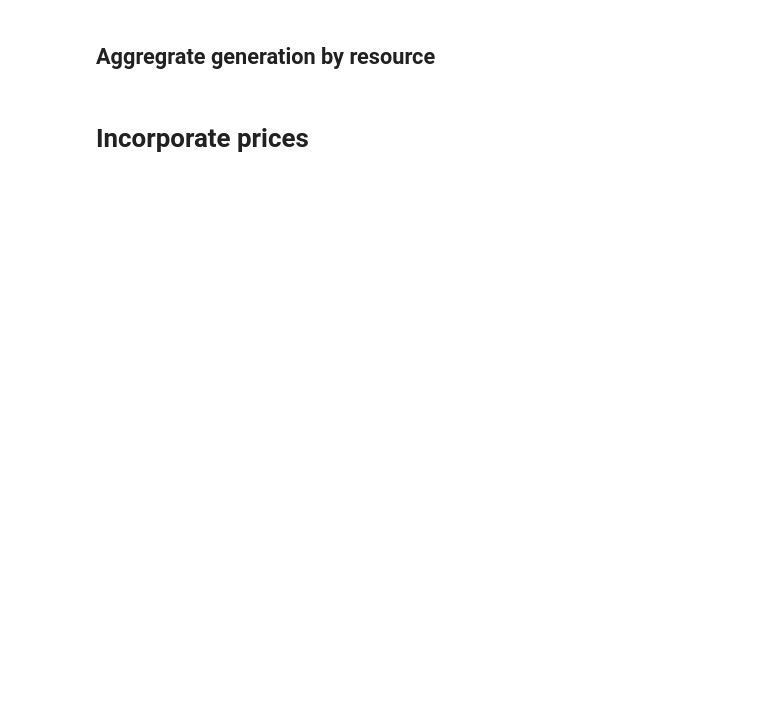
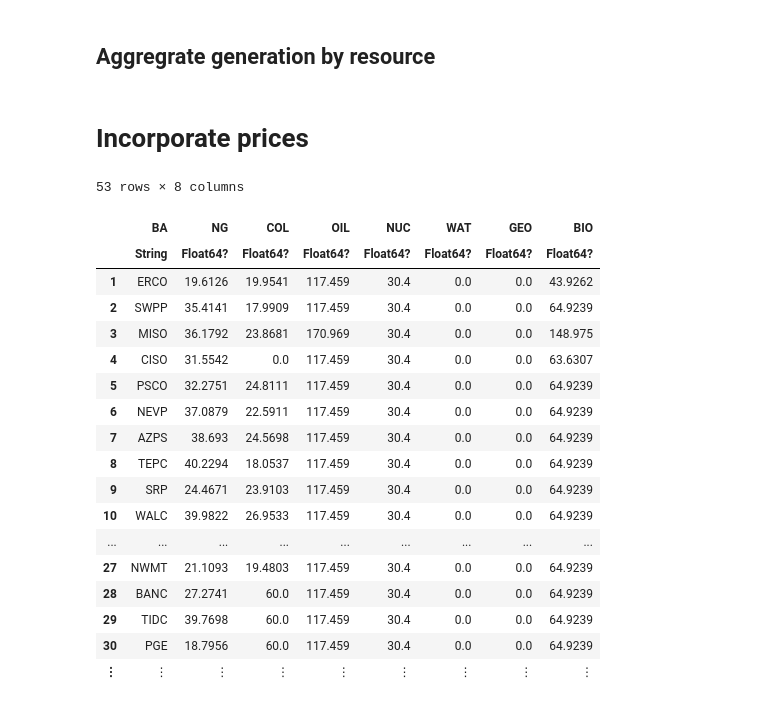
Before and after one commit to degleris1/DynamicMarginalEmissions.jl, a Jupyter notebook: notebooks/modeling_simple.ipynb, the cells around one changed output. Cells and saved outputs as stored; diff of their text form; code cells hidden in the pictures; blank space fills up the shorter version.

Commit message:
ran opf with generator price data

```diff
--- a/notebooks/modeling_simple.ipynb
+++ b/notebooks/modeling_simple.ipynb
@@ -147,3 +145,56 @@ savefig(plt, "./gen_mix.png")
 display(plt)
 # %% [markdown]
 # Incorporate prices
+# %%
+df_types = append!(Any[String], [Union{Float64, Missing} for _ in 1:7])
+df_cost = DataFrame(CSV.File(
+        joinpath(DATAPATH, "monetary_costs.csv"),
+        types=df_types,
+))
+rename!(df_cost,
+    "Column1" => "BA", "gas" => "NG", "coal" => "COL", "oil" => "OIL",
+    "nuclear" => "NUC", "hydro" => "WAT", "geothermal" => "GEO", "biomass" => "BIO"
+)
+
+
+
+# Fill missing values
+estimated_mean = res -> mean(df_cost[.! ismissing.(df_cost[:, res]), res])
+
+df_cost[ismissing.(df_cost.NG), "NG"] .= estimated_mean("NG")
+df_cost[ismissing.(df_cost.COL), "COL"] .= 60.0
+df_cost[ismissing.(df_cost.OIL), "OIL"] .= estimated_mean("OIL")
+df_cost[:, "NUC"] .= 30.4
+df_cost[:, "WAT"] .= 0.0
+df_cost[:, "GEO"] .= 0.0
+df_cost[ismissing.(df_cost.BIO), "BIO"] .= estimated_mean("BIO")
+
+
+f_dollar = zeros(length(d))
+for (i, ba, res) in nodes
+    (res in ["DEMAND", "WAT", "OTH"]) && continue
+    arr = df_cost[df_cost.BA .== ba, res]
+    f_dollar[i] = isempty(arr) ? estimated_mean(res) : arr[1]
+end
+
+df_cost
+# %% [output]
+53 rows × 8 columns
+|  | BA | NG | COL | OIL | NUC | WAT | GEO | BIO |
+|  | String | Float64? | Float64? | Float64? | Float64? | Float64? | Float64? | Float64? |
+| 1 | ERCO | 19.6126 | 19.9541 | 117.459 | 30.4 | 0.0 | 0.0 | 43.9262 |
+| 2 | SWPP | 35.4141 | 17.9909 | 117.459 | 30.4 | 0.0 | 0.0 | 64.9239 |
+| 3 | MISO | 36.1792 | 23.8681 | 170.969 | 30.4 | 0.0 | 0.0 | 148.975 |
+| 4 | CISO | 31.5542 | 0.0 | 117.459 | 30.4 | 0.0 | 0.0 | 63.6307 |
+| 5 | PSCO | 32.2751 | 24.8111 | 117.459 | 30.4 | 0.0 | 0.0 | 64.9239 |
+| 6 | NEVP | 37.0879 | 22.5911 | 117.459 | 30.4 | 0.0 | 0.0 | 64.9239 |
+| 7 | AZPS | 38.693 | 24.5698 | 117.459 | 30.4 | 0.0 | 0.0 | 64.9239 |
+| 8 | TEPC | 40.2294 | 18.0537 | 117.459 | 30.4 | 0.0 | 0.0 | 64.9239 |
+| 9 | SRP | 24.4671 | 23.9103 | 117.459 | 30.4 | 0.0 | 0.0 | 64.9239 |
+| 10 | WALC | 39.9822 | 26.9533 | 117.459 | 30.4 | 0.0 | 0.0 | 64.9239 |
+| ... | ... | ... | ... | ... | ... | ... | ... | ... |
+| 27 | NWMT | 21.1093 | 19.4803 | 117.459 | 30.4 | 0.0 | 0.0 | 64.9239 |
+| 28 | BANC | 27.2741 | 60.0 | 117.459 | 30.4 | 0.0 | 0.0 | 64.9239 |
+| 29 | TIDC | 39.7698 | 60.0 | 117.459 | 30.4 | 0.0 | 0.0 | 64.9239 |
+| 30 | PGE | 18.7956 | 60.0 | 117.459 | 30.4 | 0.0 | 0.0 | 64.9239 |
+| ⋮ | ⋮ | ⋮ | ⋮ | ⋮ | ⋮ | ⋮ | ⋮ | ⋮ |
```
Also changed, not shown: parts of 5 cells of this notebook.
